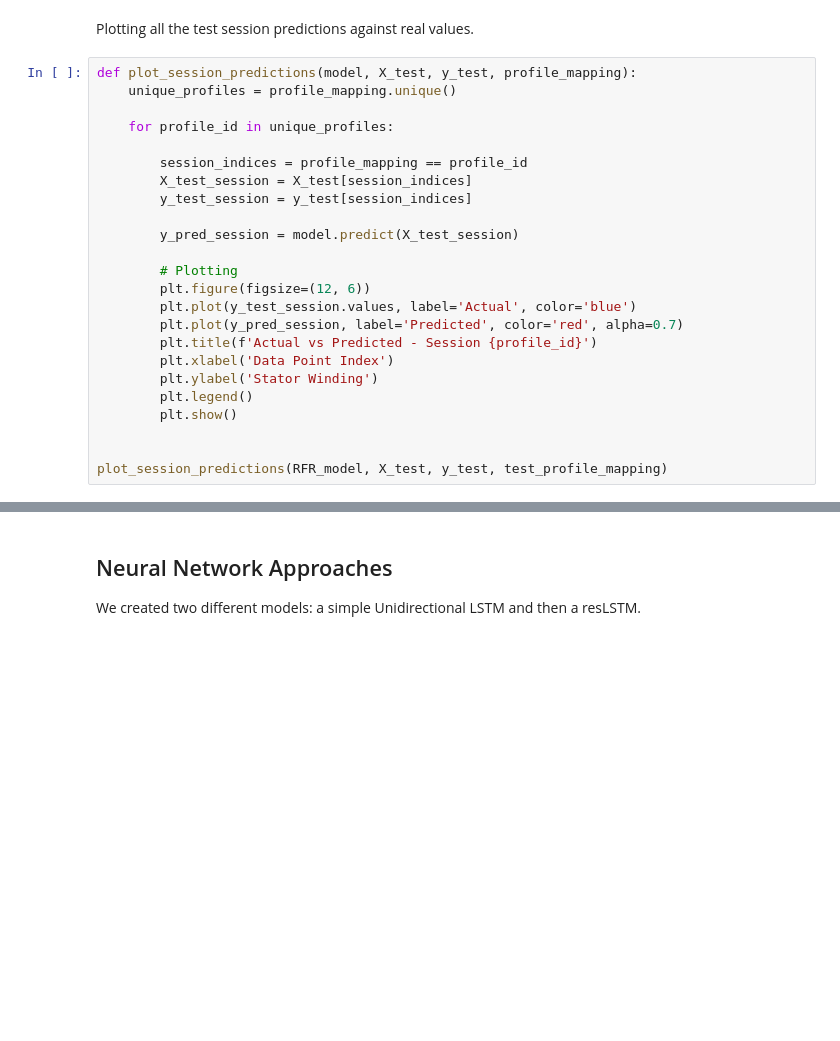
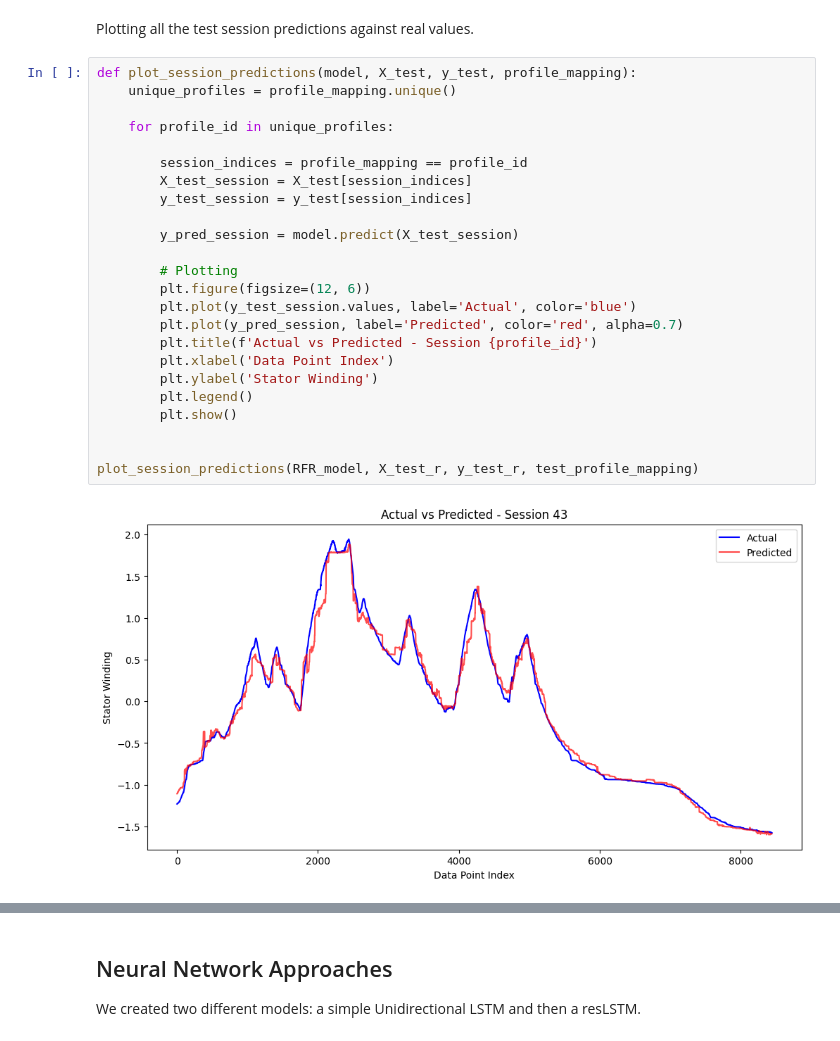
Before and after one commit to tommasobbb/PMSM_Data_Mining, a Jupyter notebook: PMSM_Analysis copy.ipynb, the cells around one changed output, grey strips where cells are left out. Drawn from its saved outputs; the diff is of its cells as text; blank space fills up the shorter version.

```diff
--- a/PMSM_Analysis copy.ipynb
+++ b/PMSM_Analysis copy.ipynb
@@ -311,24 +318,26 @@ Plotting all the test session predictions against real values.
 # %%
 def plot_session_predictions(model, X_test, y_test, profile_mapping):
     unique_profiles = profile_mapping.unique()
 
     for profile_id in unique_profiles:
 
         session_indices = profile_mapping == profile_id
         X_test_session = X_test[session_indices]
         y_test_session = y_test[session_indices]
 
         y_pred_session = model.predict(X_test_session)
 
         # Plotting
         plt.figure(figsize=(12, 6))
         plt.plot(y_test_session.values, label='Actual', color='blue')
         plt.plot(y_pred_session, label='Predicted', color='red', alpha=0.7)
         plt.title(f'Actual vs Predicted - Session {profile_id}')
         plt.xlabel('Data Point Index')
         plt.ylabel('Stator Winding')
         plt.legend()
         plt.show()
 
 
-plot_session_predictions(RFR_model, X_test, y_test, test_profile_mapping)
+plot_session_predictions(RFR_model, X_test_r, y_test_r, test_profile_mapping)
+# %% [output]
+[figure, added]
```
Also changed, not shown: parts of 19 cells of this notebook.
